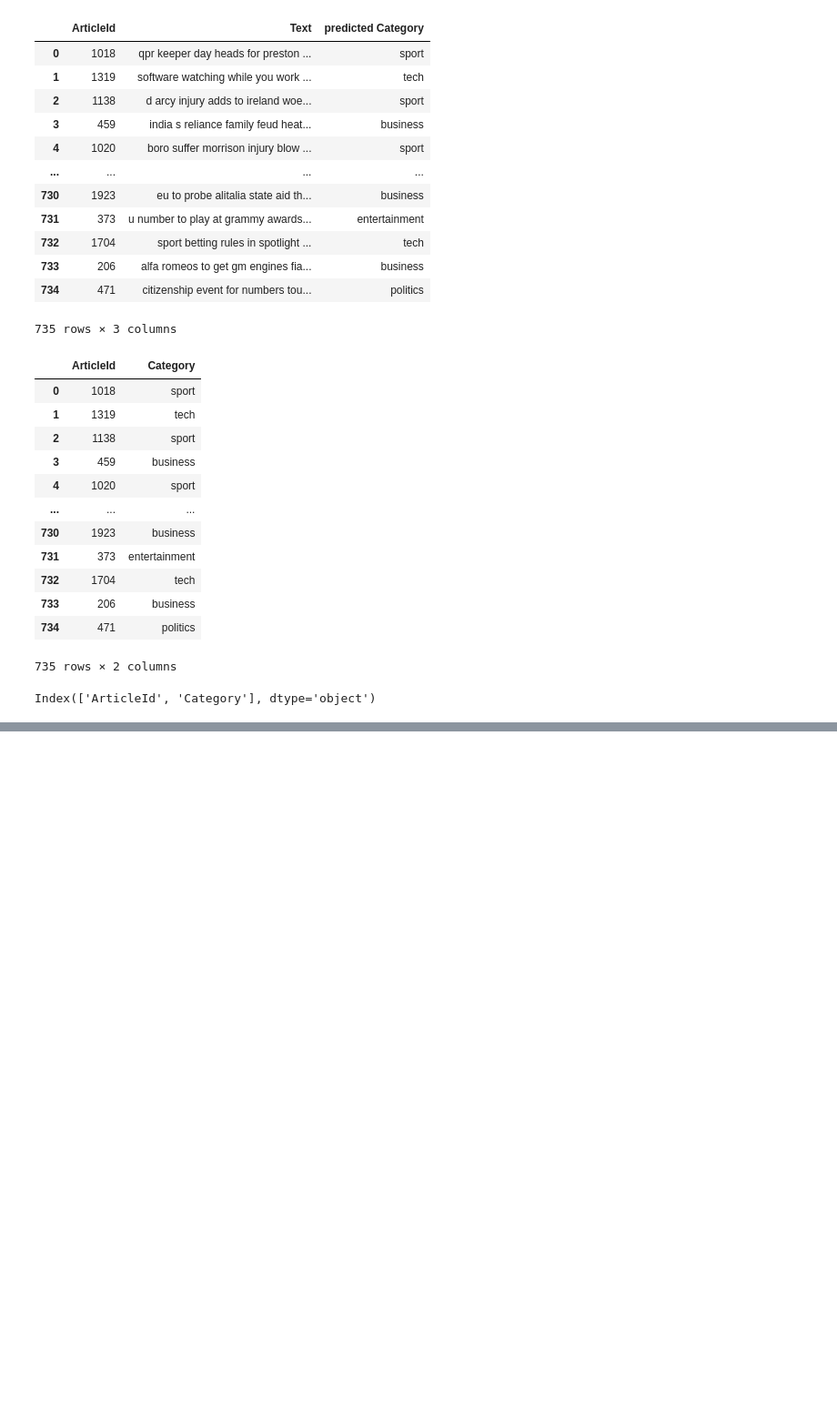
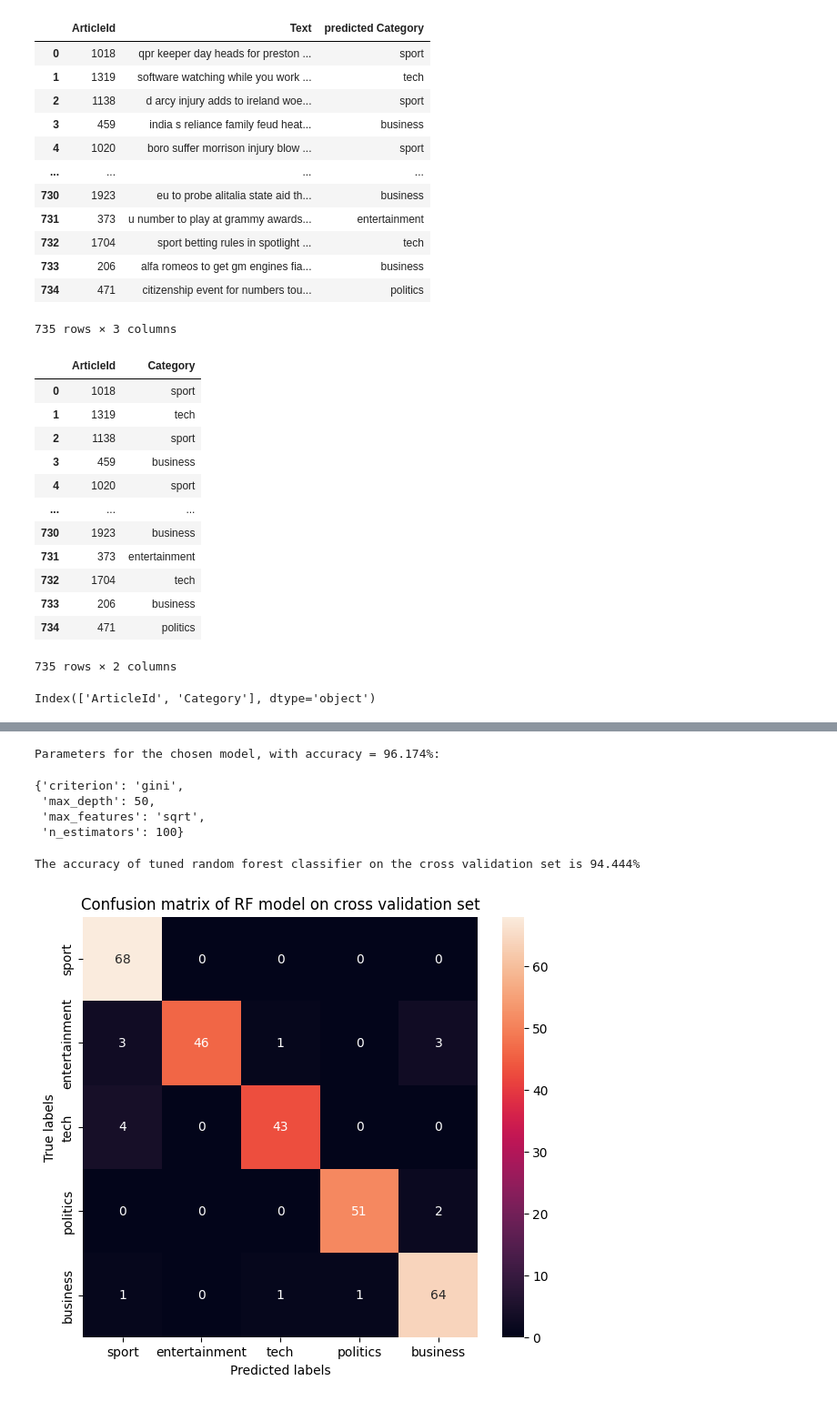
Before and after one commit to yasuomaidana/introduction-to-machine-learning, a Jupyter notebook: Unsupervised Algorithms in Machine Learning/BBC News Classification/BBC text classification.ipynb, the cells around one changed output, grey strips where cells are left out. Shown at 91% size. Drawn from its saved outputs; the diff is of its cells as text; code cells hidden in the pictures; blank space fills up the shorter version.

```diff
--- a/Unsupervised Algorithms in Machine Learning/BBC News Classification/BBC text classification.ipynb
+++ b/Unsupervised Algorithms in Machine Learning/BBC News Classification/BBC text classification.ipynb
@@ -1168,0 +1395,18 @@ nmf_predictions.to_csv("BBC Predictions.csv",index=False)
+# %%
+Xtrain_full = MyData(train_df_full,TfidfVec=Xdata.tv,clean_text=True,**TtdifVec_params).WC2
+ytrain_full = train_df_full['Category']
+
+# Create a Random Forest Classifier
+clf=RandomForestClassifier(n_jobs=-1)
+
+# Hyperparameters (the original search space was larger)
+parameters = {
+    'n_estimators' : [100,250],
+    'criterion' : ('gini','entropy'),
+    'max_depth' : (None,50,100),
+    'max_features' : ('sqrt','log2',50),
+    }
+# Grid search
+print('Tuning hyperparameters')
+clf2 = GridSearchCV(clf, parameters, verbose = 3)
+clf2.fit(Xtrain_full,ytrain_full)
@@ -1168,0 +1437,6 @@ nmf_predictions.to_csv("BBC Predictions.csv",index=False)
+# %%
+print("Highest accuracy for RF hyperparameter tuning is: {:.3f}%".format(clf2.best_score_ ))
+R = pd.DataFrame(clf2.cv_results_)
+print("Showing top 10 models")
+R = R.sort_values(by="rank_test_score",axis=0)
+R.head(10)
@@ -1168,0 +1457,24 @@ nmf_predictions.to_csv("BBC Predictions.csv",index=False)
+# %%
+# Filter best simple model
+R =  R.iloc[0]
+print('Parameters for the chosen model, with accuracy = {:.3f}%:'.format(R['mean_test_score']*100))
+best_RF_model_params=R['params']
+best_RF_model_params
+# %% [output]
+Parameters for the chosen model, with accuracy = 96.174%:
+{'criterion': 'gini',
+ 'max_depth': 50,
+ 'max_features': 'sqrt',
+ 'n_estimators': 100}
+# %%
+# Retrain model
+rf_model = RandomForestClassifier(n_jobs=-1,**best_RF_model_params)
+rf_model.fit(Xtrain,ytrain)
+y_pred_cv=rf_model.predict(Xcv)
+y_true_cv = crossval_df['Category']
+rf_cv_acc = metrics.accuracy_score(y_true_cv,y_pred_cv)
+print('The accuracy of tuned random forest classifier on the cross validation set is {:.3f}%'.format(rf_cv_acc*100))
+MyData.plot_confusion_matrix(y_true_cv,y_pred_cv,"Confusion matrix of RF model on cross validation set")
+# %% [output]
+The accuracy of tuned random forest classifier on the cross validation set is 94.444%
+[figure, added]
```
Also changed, not shown: parts of 14 cells of this notebook.
